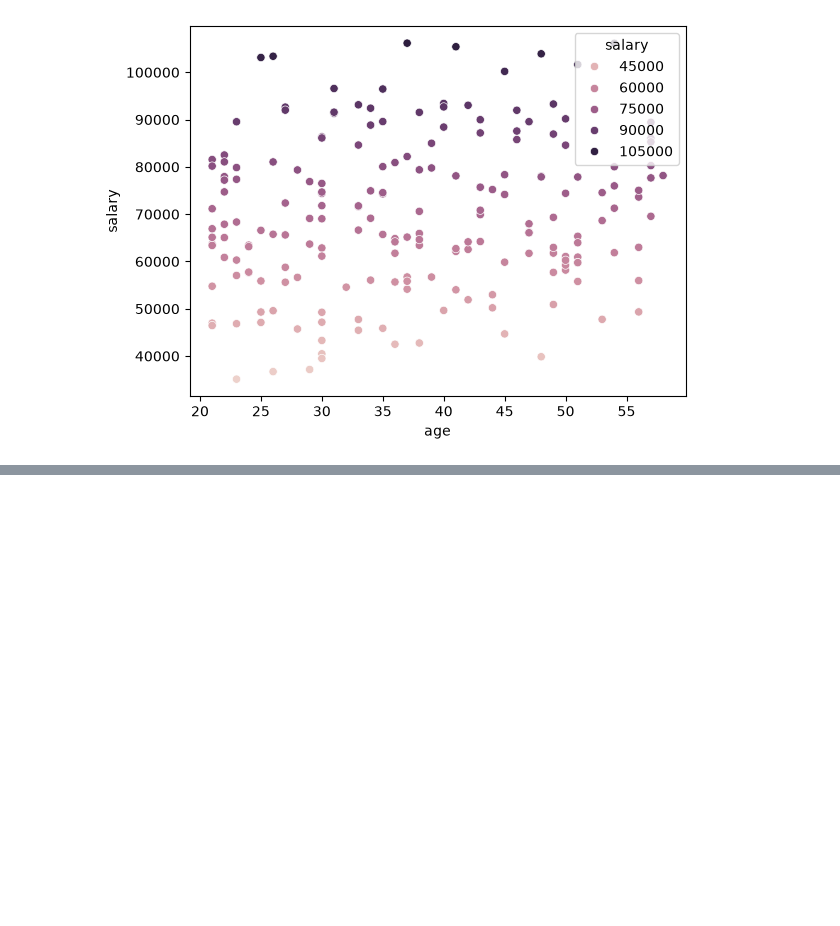
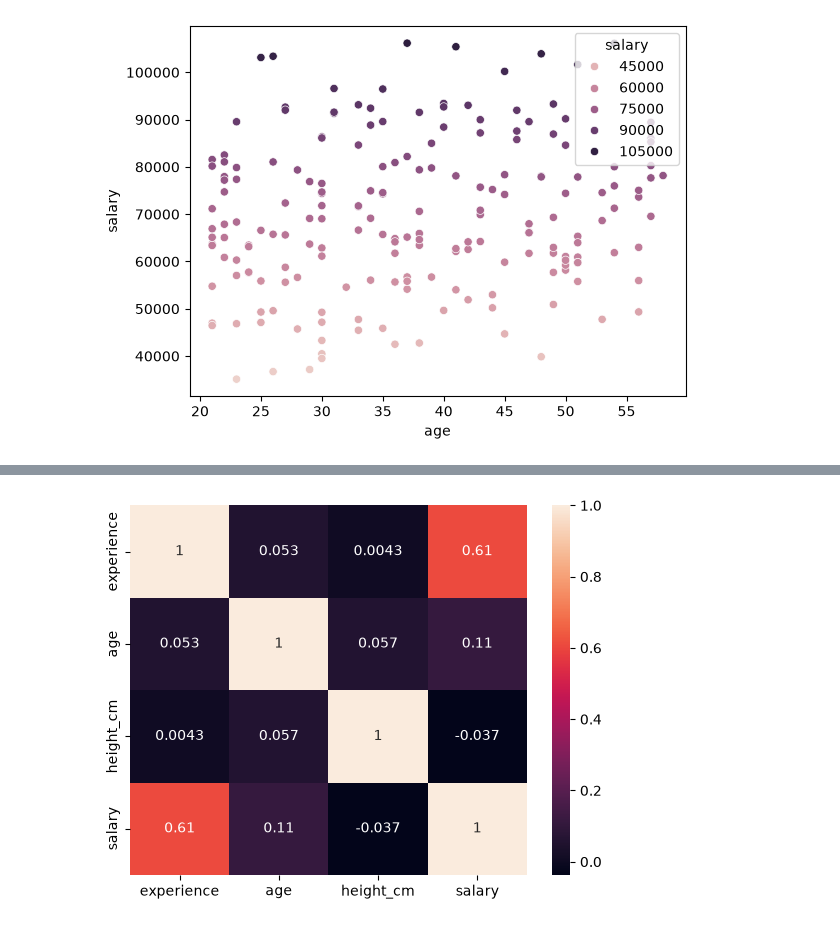
Before and after one commit to Nivetha1705/Practice-Data-Analytics, a Jupyter notebook: Python/Data Visualization.ipynb, the cells around one changed output, grey strips where cells are left out. Drawn from its saved outputs; the diff is of its cells as text; code cells hidden in the pictures; blank space fills up the shorter version.

```diff
--- a/Python/Data Visualization.ipynb
+++ b/Python/Data Visualization.ipynb
@@ -560,0 +577,5 @@ plt.show()
+# %%
+sns.heatmap(num, annot=True)
+plt.show()
+# %% [output]
+[figure, added]
```
Also changed, not shown: parts of 2 cells of this notebook.
